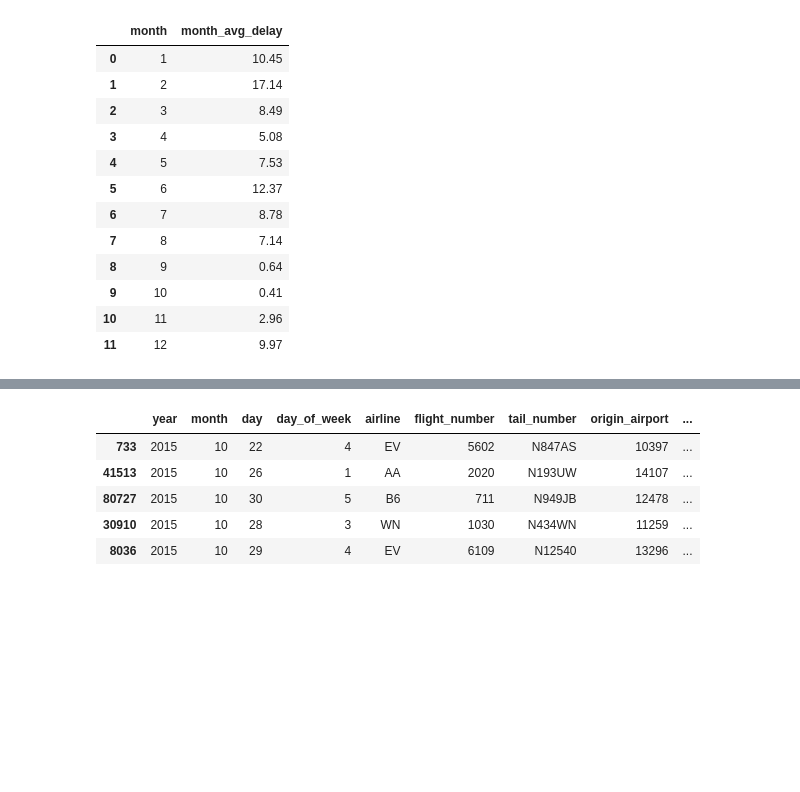
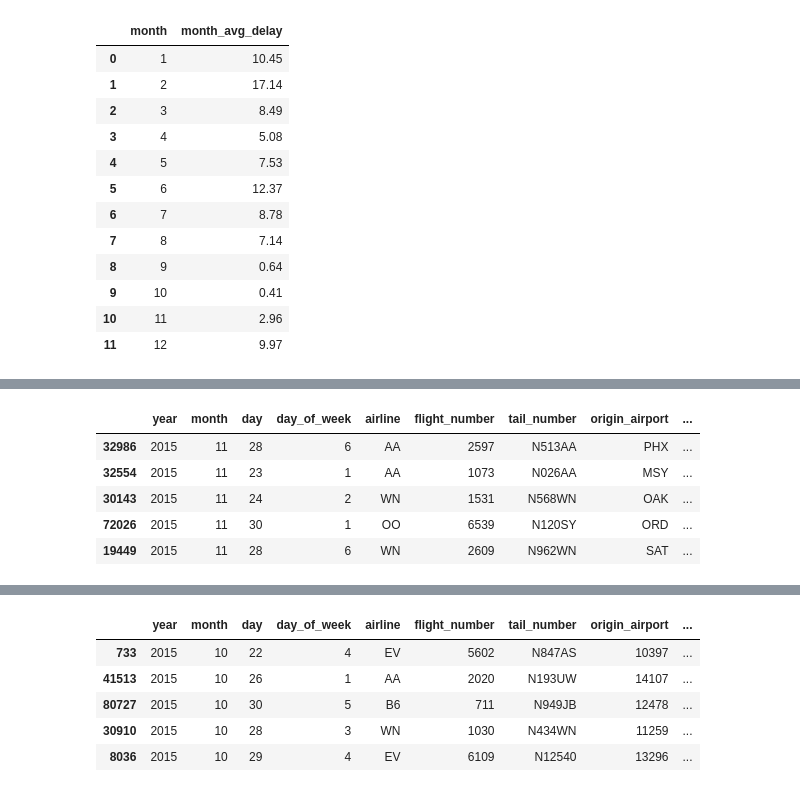
Before and after one commit to binh748/flight-classification, a Jupyter notebook: feature_engineering.ipynb, the cells around one changed output, grey strips where cells are left out. Cells and saved outputs as stored; diff of their text form; code cells hidden in the pictures; blank space fills up the shorter version.

```diff
--- a/feature_engineering.ipynb
+++ b/feature_engineering.ipynb
@@ -529 +530,12 @@ month_features_df
 sample_df = sample_df.merge(month_features_df, how='left', on='month')
+# %%
+# Step 6
+day_of_week_features = ['day_of_week_avg_delay']
+
+
+day_of_week_features_df = (sample_df.groupby(['day_of_week'], as_index=False)
+                        .agg({'arrival_delay': 'mean'}))
+
+day_of_week_features_df.columns = ['day_of_week'] + day_of_week_features
+
+day_of_week_features_df
@@ -529,0 +551,19 @@ sample_df = sample_df.merge(month_features_df, how='left', on='month')
+# %%
+# Step 6.1
+sample_df = sample_df.merge(day_of_week_features_df, how='left', on='day_of_week')
+# %%
+# Step 7
+thanksgiving_mask = ((sample_df['month'] == 11)
+                      & (sample_df['day'] >= 23)
+                      & (sample_df['day'] <= 30))
+
+sample_df['is_thanksgiving_period'] = np.where(thanksgiving_mask, 1, 0)
+
+sample_df[thanksgiving_mask].sample(5)
+# %% [output]
+|  | year | month | day | day_of_week | airline | flight_number | tail_number | origin_airport | ... |
+| 32986 | 2015 | 11 | 28 | 6 | AA | 2597 | N513AA | PHX | ... |
+| 32554 | 2015 | 11 | 23 | 1 | AA | 1073 | N026AA | MSY | ... |
+| 30143 | 2015 | 11 | 24 | 2 | WN | 1531 | N568WN | OAK | ... |
+| 72026 | 2015 | 11 | 30 | 1 | OO | 6539 | N120SY | ORD | ... |
+| 19449 | 2015 | 11 | 28 | 6 | WN | 2609 | N962WN | SAT | ... |
```
Also changed, not shown: parts of 20 cells of this notebook.
